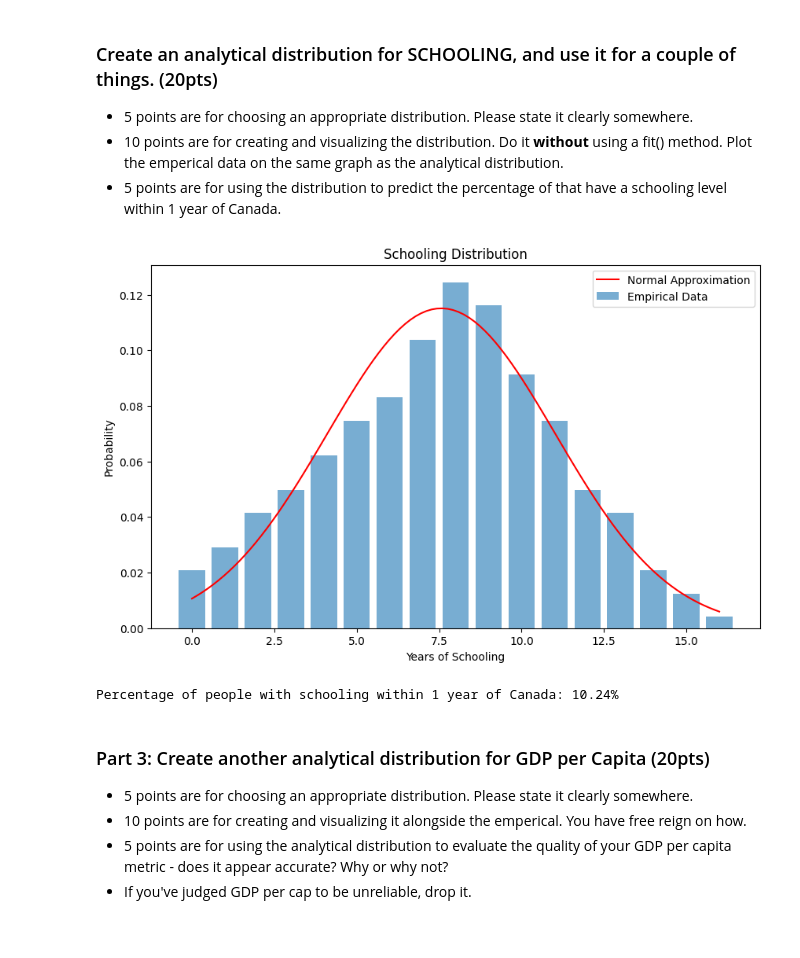
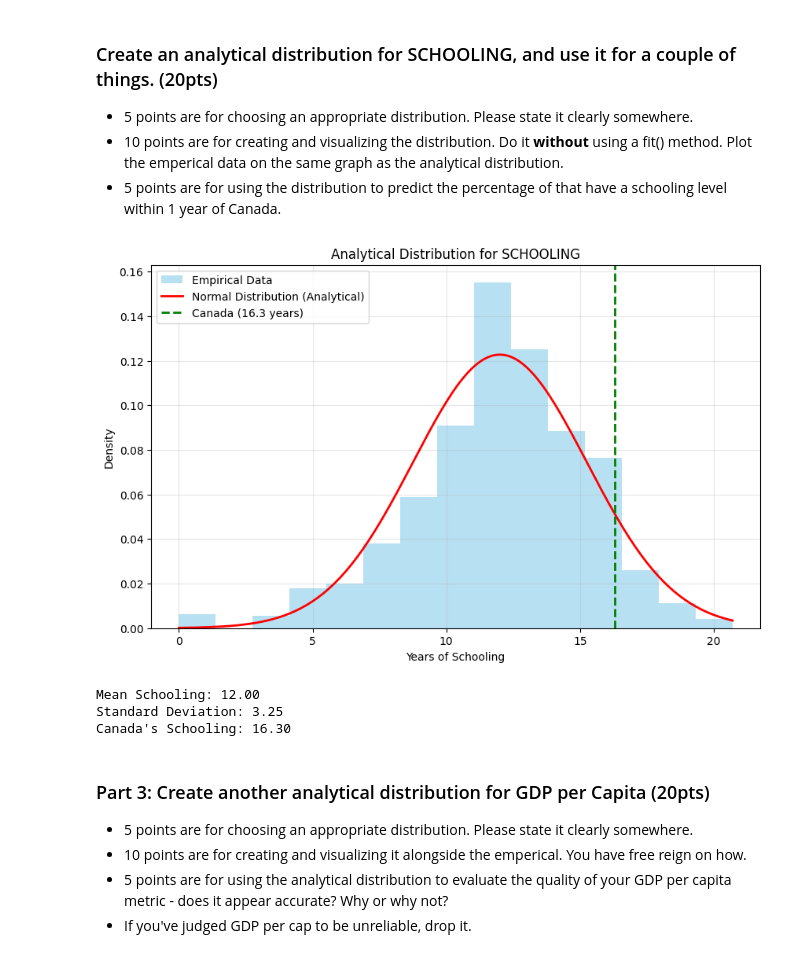
Before and after one commit to AkeemSemperDataScience/data3450-assignment-2-Shilvi04, a Jupyter notebook: START_Asn_2.ipynb, the cells around one changed output. Drawn from its saved outputs; the diff is of its cells as text; code cells hidden in the pictures.

```diff
--- a/START_Asn_2.ipynb
+++ b/START_Asn_2.ipynb
@@ -277,46 +277,50 @@ plt.show()
 # 1. Choosen Distribution:
 # Normal distribution, because the data is roughly symmetric around a mean and represents continuous-like values (years of schooling).
 # %%
-# 2. Visualizing the distribution
+# Analytical Distribution for SCHOOLING
+#2. creating and visualizing:
 
 import numpy as np
 import matplotlib.pyplot as plt
 from scipy.stats import norm
 
-# Empirical schooling data
-schooling_data = np.array([0, 1, 2, 3, 4, 5, 6, 7, 8, 9, 10, 11, 12, 13, 14, 15, 16])
-frequencies = np.array([5, 7, 10, 12, 15, 18, 20, 25, 30, 28, 22, 18, 12, 10, 5, 3, 1])
+# Use your existing dataset
+schooling_data = dfLE["Schooling"].dropna()
 
-# Normalize to probabilities
-probabilities = frequencies / frequencies.sum()
+# Calculate mean and standard deviation manually (no fit() method)
+mean_schooling = np.mean(schooling_data)
+std_schooling = np.std(schooling_data)
 
-# Calculate mean and std manually
-mean_schooling = np.sum(schooling_data * probabilities)
-std_schooling = np.sqrt(np.sum((schooling_data - mean_schooling)**2 * probabilities))
+# Create Normal distribution manually
+x = np.linspace(min(schooling_data), max(schooling_data), 200)
+pdf = (1 / (std_schooling * np.sqrt(2 * np.pi))) * np.exp(-(x - mean_schooling)**2 / (2 * std_schooling**2))
 
-# Generate Normal PDF based on mean & std
-x = np.linspace(0, 16, 100)
-pdf = (1/(std_schooling * np.sqrt(2*np.pi))) * np.exp(-(x - mean_schooling)**2 / (2*std_schooling**2))
+# Get Canada's schooling value
+canada_schooling = dfLE.loc[dfLE["Country"] == "Canada", "Schooling"].values[0]
 
-# Plot empirical data and analytical distribution
+# Plot histogram + analytical curve
 plt.figure(figsize=(10,6))
-plt.bar(schooling_data, probabilities, alpha=0.6, label="Empirical Data")
-plt.plot(x, pdf, color='red', label="Normal Approximation")
+plt.hist(schooling_data, bins=15, density=True, alpha=0.6, color='skyblue', label="Empirical Data")
+plt.plot(x, pdf, color='red', lw=2, label="Normal Distribution (Analytical)")
+plt.axvline(canada_schooling, color='green', linestyle='--', lw=2, label=f"Canada ({canada_schooling:.1f} years)")
 plt.xlabel("Years of Schooling")
-plt.ylabel("Probability")
-plt.title("Schooling Distribution")
+plt.ylabel("Density")
+plt.title("Analytical Distribution for SCHOOLING")
 plt.legend()
+plt.grid(alpha=0.3)
 plt.show()
 # %% [output]
-[figure, old version]
+[figure, new version]
-# %%
-# 3. Probability within 1 year of 12 (Canada's average)
-lower, upper = 11, 13
-prob_within_range = norm.cdf(upper, mean_schooling, std_schooling) - norm.cdf(lower, mean_schooling, std_schooling)
-
-print(f"Percentage of people with schooling within 1 year of Canada: {prob_within_range*100:.2f}%")
-# %% [output]
-Percentage of people with schooling within 1 year of Canada: 10.24%
+# %%
+# 3. Probability within 1 year of 12 (Canada's average)
+
+print(f"Mean Schooling: {mean_schooling:.2f}")
+print(f"Standard Deviation: {std_schooling:.2f}")
+print(f"Canada's Schooling: {canada_schooling:.2f}")
+# %% [output]
+Mean Schooling: 12.00
+Standard Deviation: 3.25
+Canada's Schooling: 16.30
 # %% [markdown]
 ### Part 3: Create another analytical distribution for GDP per Capita (20pts)
 
```
Also changed, not shown: parts of 16 cells of this notebook.
